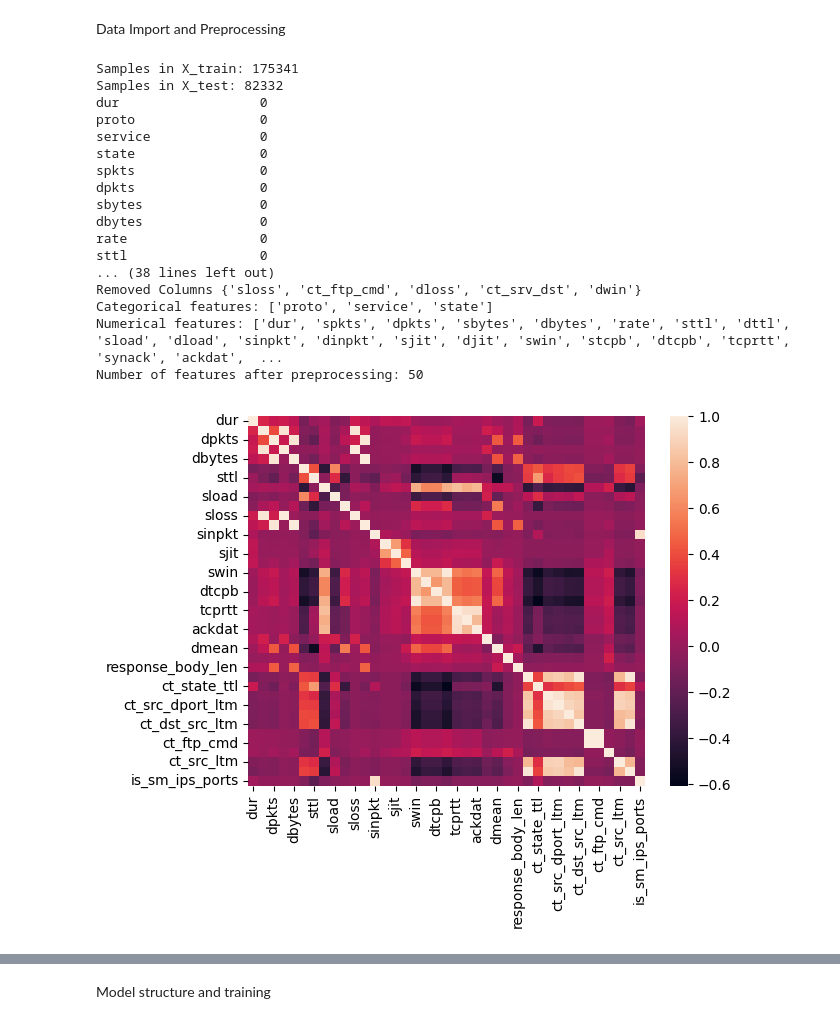
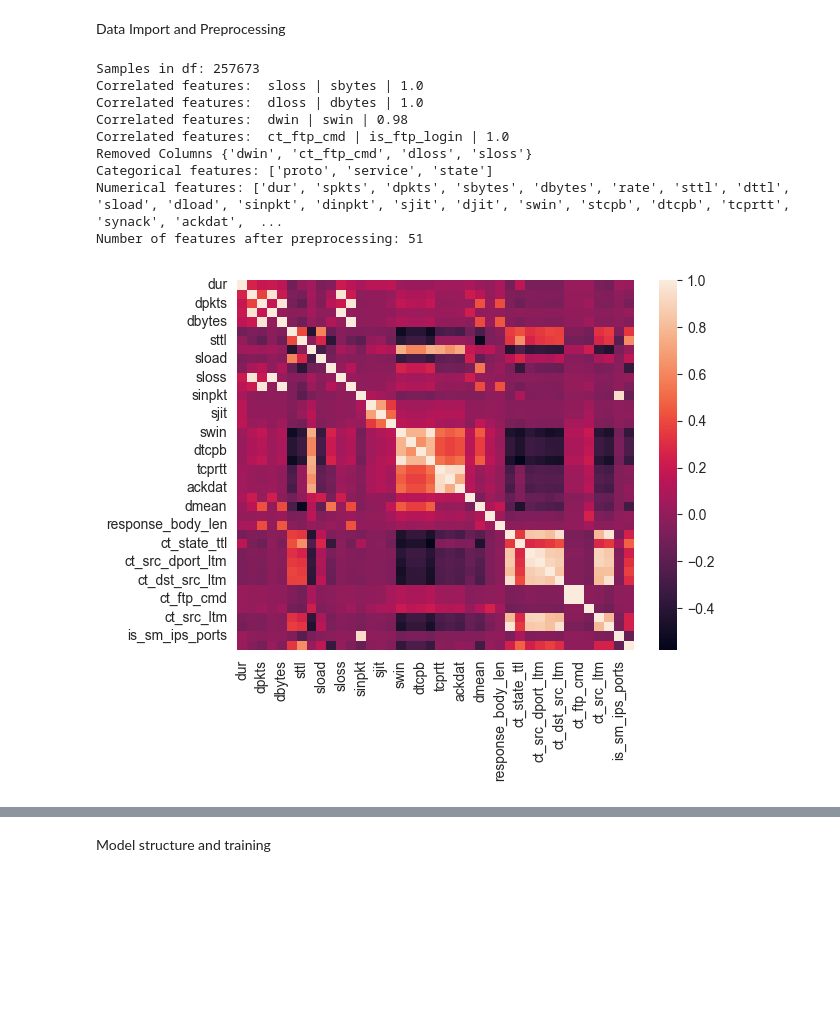
Before and after one commit to cs573-spring24-HYPP/cs573-final, a Jupyter notebook: CS_537_Project.ipynb, the cells around one changed output, grey strips where cells are left out. Cells and saved outputs as stored; diff of their text form; code cells hidden in the pictures; blank space fills up the shorter version.

Commit message:
Combine train and test set first then split

```diff
--- a/CS_537_Project.ipynb
+++ b/CS_537_Project.ipynb
@@ -28,8 +29,8 @@ import seaborn as sns
 Data Import and Preprocessing
 # %%
 # Function for removing correlated features
-def remove_correlated_features(X_train: pd.DataFrame, X_test: pd.DataFrame, threshold: float) -> None:
-    corr_matrix = X_train.corr(numeric_only = True)
+def remove_correlated_features(df: pd.DataFrame, threshold: float) -> None:
+    corr_matrix = df.corr(numeric_only = True)
     sns.heatmap(corr_matrix)
     drop_cols = []
     # Iterate through the correlation matrix and compare correlations
@@ -48,64 +49,53 @@ def remove_correlated_features(X_train: pd.DataFrame, X_test: pd.DataFrame, thre
 
     # Drop one of each pair of correlated columns
     drops = set(drop_cols)
-    X_train.drop(columns=drops, inplace=True)
-    X_test.drop(columns=drops, inplace=True)
+    df.drop(columns=drops, inplace=True)
     print('Removed Columns {}'.format(drops))
 # %%
 # Data files
-X_train = pd.read_csv("UNSW_NB15_training-set.csv")
-X_test = pd.read_csv("UNSW_NB15_testing-set.csv")
+train_set = pd.read_csv("UNSW_NB15_training-set.csv")
+test_set = pd.read_csv("UNSW_NB15_testing-set.csv")
 
-# Create train and test dataframes, dropping the id and attack_cat columns from x
-# and setting label as y
-X_train = X_train.drop(columns=["id", "attack_cat"])
-y_train = X_train.pop("label")
-X_test = X_test.drop(columns=["id", "attack_cat"])
-y_test = X_test.pop("label")
+df = pd.concat([train_set, test_set])
+df = df.drop(columns=['id', 'attack_cat'])
 
-print(f"Samples in X_train: {len(X_train)}")
-print(f"Samples in X_test: {len(X_test)}")
+print(f"Samples in df: {len(df)}")
 
-remove_correlated_features(X_train, X_test, 0.98)
+remove_correlated_features(df, 0.98)
 
-# Encode categorical features using one hot encoding
+X = df.drop(columns=['label'])
+
+# Encode categorical features using binary encoding
 # Scale numerical features using standard scaler
-cat_features = X_train.select_dtypes(exclude=[np.number]).columns.tolist()
-num_features = X_train.select_dtypes(include=[np.number]).columns.tolist()
+cat_features = X.select_dtypes(exclude=[np.number]).columns.tolist()
+num_features = X.select_dtypes(include=[np.number]).columns.tolist()
 print(f"Categorical features: {cat_features}")
 print(f"Numerical features: {num_features}")
 
-# One hot encoder used over label encoder since it's better for non-ordinal data
 preprocessor = ColumnTransformer(
     transformers=[
         ("numerical", StandardScaler(), num_features),
         ("categorical", BinaryEncoder(handle_unknown="ignore"), cat_features)
     ], sparse_threshold=0
 )
+X = preprocessor.fit_transform(X)
 
-X_train = preprocessor.fit_transform(X_train)
-X_test = preprocessor.transform(X_test)
+print(f"Number of features after preprocessing: {X.shape[1]}")
 
-print(f"Number of features after preprocessing: {X_train.shape[1]}")
+# Create the test set with 30% of the total samples
+y = df['label']
+X_train, X_test, y_train, y_test = train_test_split(X, y, test_size = 0.3)
 # %% [output]
-Samples in X_train: 175341
-Samples in X_test: 82332
-dur                  0
-proto                0
-service              0
-state                0
-spkts                0
-dpkts                0
-sbytes               0
-dbytes               0
-rate                 0
-sttl                 0
-... (38 lines left out)
-Removed Columns {'sloss', 'ct_ftp_cmd', 'dloss', 'ct_srv_dst', 'dwin'}
+Samples in df: 257673
+Correlated features:  sloss | sbytes | 1.0
+Correlated features:  dloss | dbytes | 1.0
+Correlated features:  dwin | swin | 0.98
+Correlated features:  ct_ftp_cmd | is_ftp_login | 1.0
+Removed Columns {'dwin', 'ct_ftp_cmd', 'dloss', 'sloss'}
 Categorical features: ['proto', 'service', 'state']
 Numerical features: ['dur', 'spkts', 'dpkts', 'sbytes', 'dbytes', 'rate', 'sttl', 'dttl', 'sload', 'dload', 'sinpkt', 'dinpkt', 'sjit', 'djit', 'swin', 'stcpb', 'dtcpb', 'tcprtt', 'synack', 'ackdat',  ...
-Number of features after preprocessing: 50
+Number of features after preprocessing: 51
-[figure, old version]
+[figure, new version]
 # %%
 # Use class weights to balance the classes for the training set
 y_train.value_counts().plot.bar()
```
Also changed, not shown: parts of 7 cells of this notebook.
